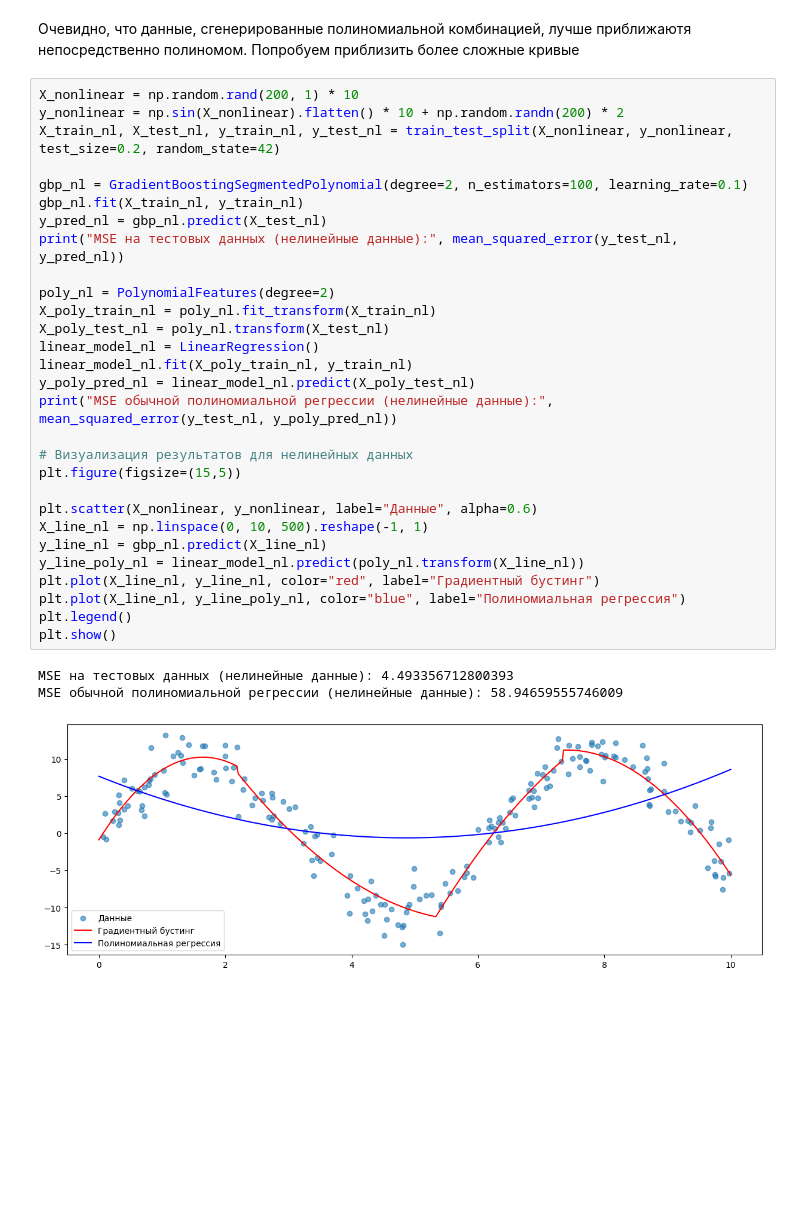
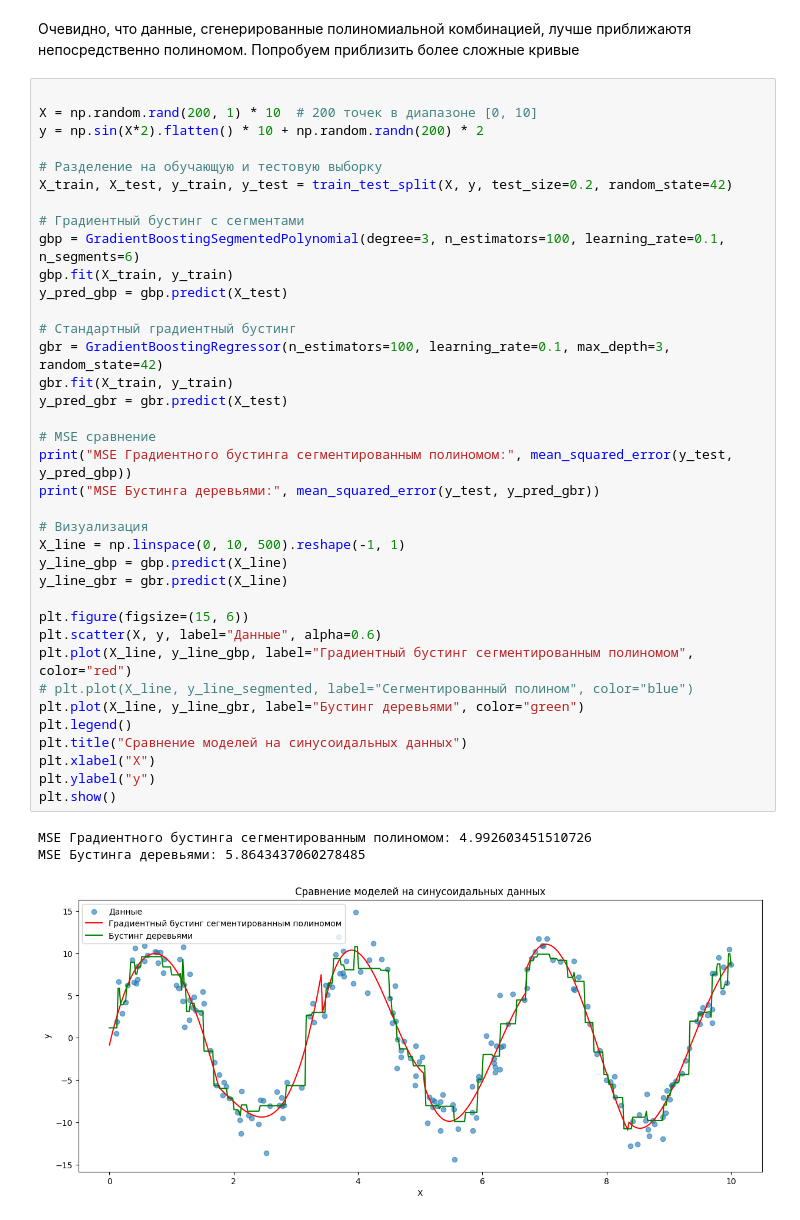
Before and after one commit to Kisponis/GradientBoostingPolynomial, a Jupyter notebook: main.ipynb, the cells around one changed output. Cells and saved outputs as stored; diff of their text form; blank space fills up the shorter version.

```diff
--- a/main.ipynb
+++ b/main.ipynb
@@ -296,35 +290,43 @@ MSE обычной полиномиальной регрессии (тест): 6
 # %% [markdown]
 Очевидно, что данные, сгенерированные полиномиальной комбинацией, лучше приближаютя непосредственно полиномом. Попробуем приблизить более сложные кривые
 # %%
-X_nonlinear = np.random.rand(200, 1) * 10
-y_nonlinear = np.sin(X_nonlinear).flatten() * 10 + np.random.randn(200) * 2
-X_train_nl, X_test_nl, y_train_nl, y_test_nl = train_test_split(X_nonlinear, y_nonlinear, test_size=0.2, random_state=42)
 
-gbp_nl = GradientBoostingSegmentedPolynomial(degree=2, n_estimators=100, learning_rate=0.1)
-gbp_nl.fit(X_train_nl, y_train_nl)
-y_pred_nl = gbp_nl.predict(X_test_nl)
-print("MSE на тестовых данных (нелинейные данные):", mean_squared_error(y_test_nl, y_pred_nl))
+X = np.random.rand(200, 1) * 10  # 200 точек в диапазоне [0, 10]
+y = np.sin(X*2).flatten() * 10 + np.random.randn(200) * 2
 
-poly_nl = PolynomialFeatures(degree=2)
-X_poly_train_nl = poly_nl.fit_transform(X_train_nl)
-X_poly_test_nl = poly_nl.transform(X_test_nl)
-linear_model_nl = LinearRegression()
-linear_model_nl.fit(X_poly_train_nl, y_train_nl)
-y_poly_pred_nl = linear_model_nl.predict(X_poly_test_nl)
-print("MSE обычной полиномиальной регрессии (нелинейные данные):", mean_squared_error(y_test_nl, y_poly_pred_nl))
+# Разделение на обучающую и тестовую выборку
+X_train, X_test, y_train, y_test = train_test_split(X, y, test_size=0.2, random_state=42)
 
-# Визуализация результатов для нелинейных данных
-plt.figure(figsize=(15,5))
+# Градиентный бустинг с сегментами
+gbp = GradientBoostingSegmentedPolynomial(degree=3, n_estimators=100, learning_rate=0.1, n_segments=6)
+gbp.fit(X_train, y_train)
+y_pred_gbp = gbp.predict(X_test)
 
-plt.scatter(X_nonlinear, y_nonlinear, label="Данные", alpha=0.6)
-X_line_nl = np.linspace(0, 10, 500).reshape(-1, 1)
-y_line_nl = gbp_nl.predict(X_line_nl)
-y_line_poly_nl = linear_model_nl.predict(poly_nl.transform(X_line_nl))
-plt.plot(X_line_nl, y_line_nl, color="red", label="Градиентный бустинг")
-plt.plot(X_line_nl, y_line_poly_nl, color="blue", label="Полиномиальная регрессия")
+# Стандартный градиентный бустинг
+gbr = GradientBoostingRegressor(n_estimators=100, learning_rate=0.1, max_depth=3, random_state=42)
+gbr.fit(X_train, y_train)
+y_pred_gbr = gbr.predict(X_test)
+
+# MSE сравнение
+print("MSE Градиентного бустинга сегментированным полиномом:", mean_squared_error(y_test, y_pred_gbp))
+print("MSE Бустинга деревьями:", mean_squared_error(y_test, y_pred_gbr))
+
+# Визуализация
+X_line = np.linspace(0, 10, 500).reshape(-1, 1)
+y_line_gbp = gbp.predict(X_line)
+y_line_gbr = gbr.predict(X_line)
+
+plt.figure(figsize=(15, 6))
+plt.scatter(X, y, label="Данные", alpha=0.6)
+plt.plot(X_line, y_line_gbp, label="Градиентный бустинг сегментированным полиномом", color="red")
+# plt.plot(X_line, y_line_segmented, label="Сегментированный полином", color="blue")
+plt.plot(X_line, y_line_gbr, label="Бустинг деревьями", color="green")
 plt.legend()
+plt.title("Сравнение моделей на синусоидальных данных")
+plt.xlabel("X")
+plt.ylabel("y")
 plt.show()
 # %% [output]
-MSE на тестовых данных (нелинейные данные): 4.493356712800393
-MSE обычной полиномиальной регрессии (нелинейные данные): 58.94659555746009
+MSE Градиентного бустинга сегментированным полиномом: 4.992603451510726
+MSE Бустинга деревьями: 5.8643437060278485
-[figure, old version]
+[figure, new version]
```
Also changed, not shown: parts of 3 cells of this notebook.
